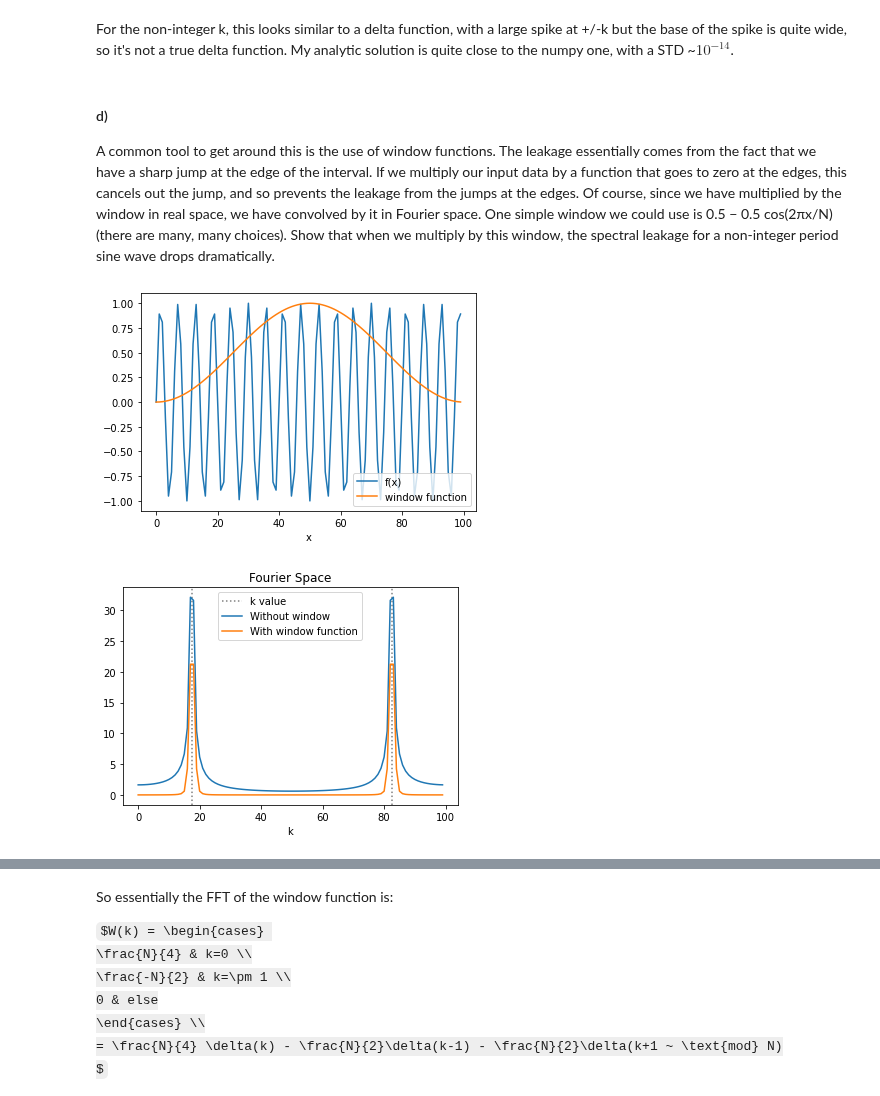
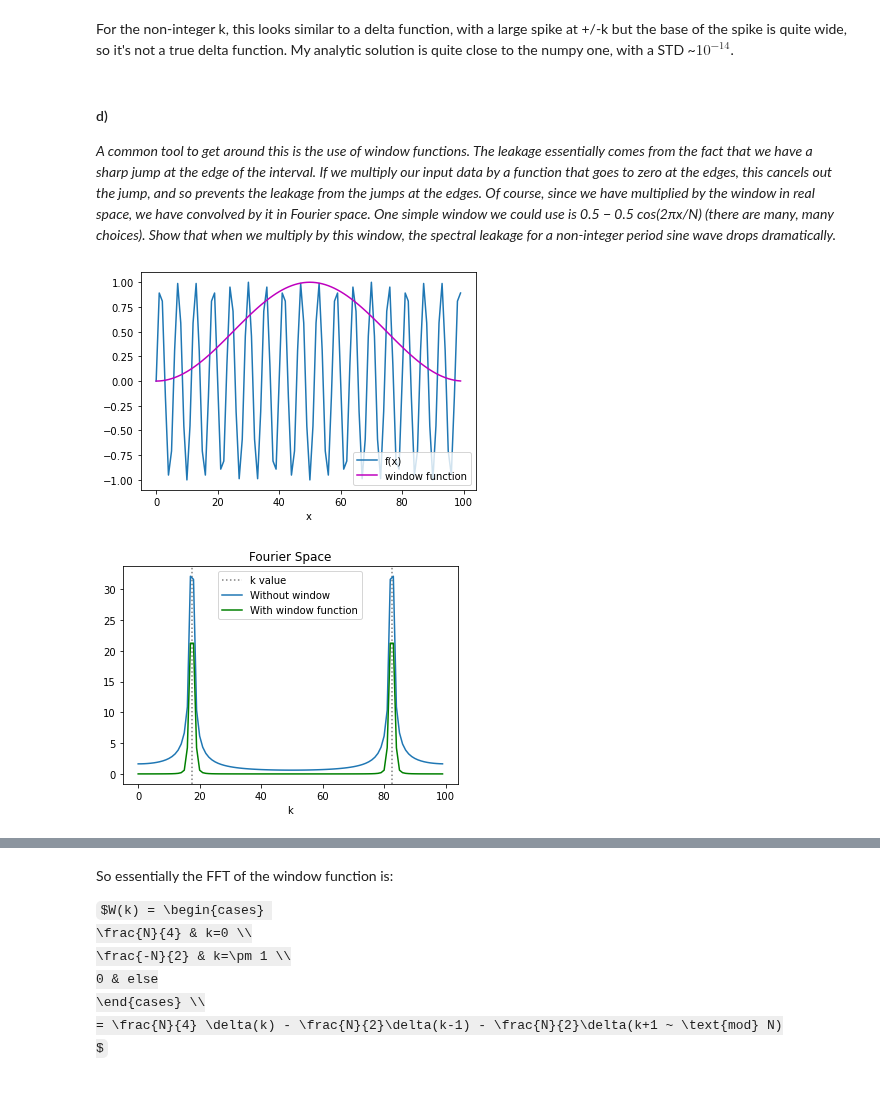
Before and after one commit to eklem1/Phys512_EK, a Jupyter notebook: PS4/PS4.ipynb, the cells around one changed output, grey strips where cells are left out. Drawn from its saved outputs; the diff is of its cells as text; code cells hidden in the pictures; some formulas as TeX source.

```diff
--- a/PS4/PS4.ipynb
+++ b/PS4/PS4.ipynb
@@ -285,41 +296,39 @@ STD between analytic and numpy DFT:  5.2013877907668444e-14
 For the non-integer k, this looks similar to a delta function, with a large spike at +/-k but the base of the spike is quite wide, so it's not a true delta function. My analytic solution is quite close to the numpy one, with a STD ~$10^{-14}$.
 # %% [markdown]
 #### d)
-A common tool to get around this is the use of window functions. The leakage essentially comes from the fact that we have a sharp jump at the edge of the interval. If we multiply our input data by a function that goes to zero at the edges, this cancels out the jump, and so prevents the leakage from the jumps at the edges. Of course, since we have multiplied by the window in real space, we have convolved by it in Fourier space. One simple window we could use is 0.5 − 0.5 cos(2πx/N) (there are many, many choices). Show that when we multiply by this window, the spectral leakage for a non-integer period sine wave drops dramatically.
+*A common tool to get around this is the use of window functions. The leakage essentially comes from the fact that we have a sharp jump at the edge of the interval. If we multiply our input data by a function that goes to zero at the edges, this cancels out the jump, and so prevents the leakage from the jumps at the edges. Of course, since we have multiplied by the window in real space, we have convolved by it in Fourier space. One simple window we could use is 0.5 − 0.5 cos(2πx/N) (there are many, many choices). Show that when we multiply by this window, the spectral leakage for a non-integer period sine wave drops dramatically.*
 # %%
-#https://www.analog.com/media/en/technical-documentation/dsp-book/dsp_book_Ch8.pdf
-
 window = lambda x, N: 0.5 - 0.5*np.cos(2*np.pi*x/N)
 
 N = 100 #number of points
 x = np.arange(N)
 k = 17.5
 sinArr = np.sin(2*np.pi*k*x/N)
 
 #plot starting functions
 plt.plot(x, sinArr, label='f(x)')
-plt.plot(x, window(x, N), label='window function')
+plt.plot(x, window(x, N), label='window function', c='m')
 plt.legend(loc="lower right")
 plt.xlabel('x')
 
 plt.show()
 
 #do the FFT, and convolution
 sinArrDFT = np.fft.fft(sinArr)
 sinArrDFT_win = np.fft.fft(sinArr*window(x, len(x)))
 
 #plot results
 plt.title("Fourier Space")
 plt.axvline(k, ls=":", color="grey", label="k value")
 plt.axvline(N-k, ls=":", color="grey")
 plt.plot(abs(sinArrDFT), label="Without window")
-plt.plot(abs(sinArrDFT_win), label="With window function")
+plt.plot(abs(sinArrDFT_win), label="With window function", c='g')
 plt.legend()
 plt.xlabel('k')
 
 plt.show()
 # %% [output]
-[figure, old version]
+[figure, new version]
-[figure, old version]
+[figure, new version]
 # %% [markdown]
 #### e)
```
Also changed, not shown: parts of 21 cells of this notebook.
